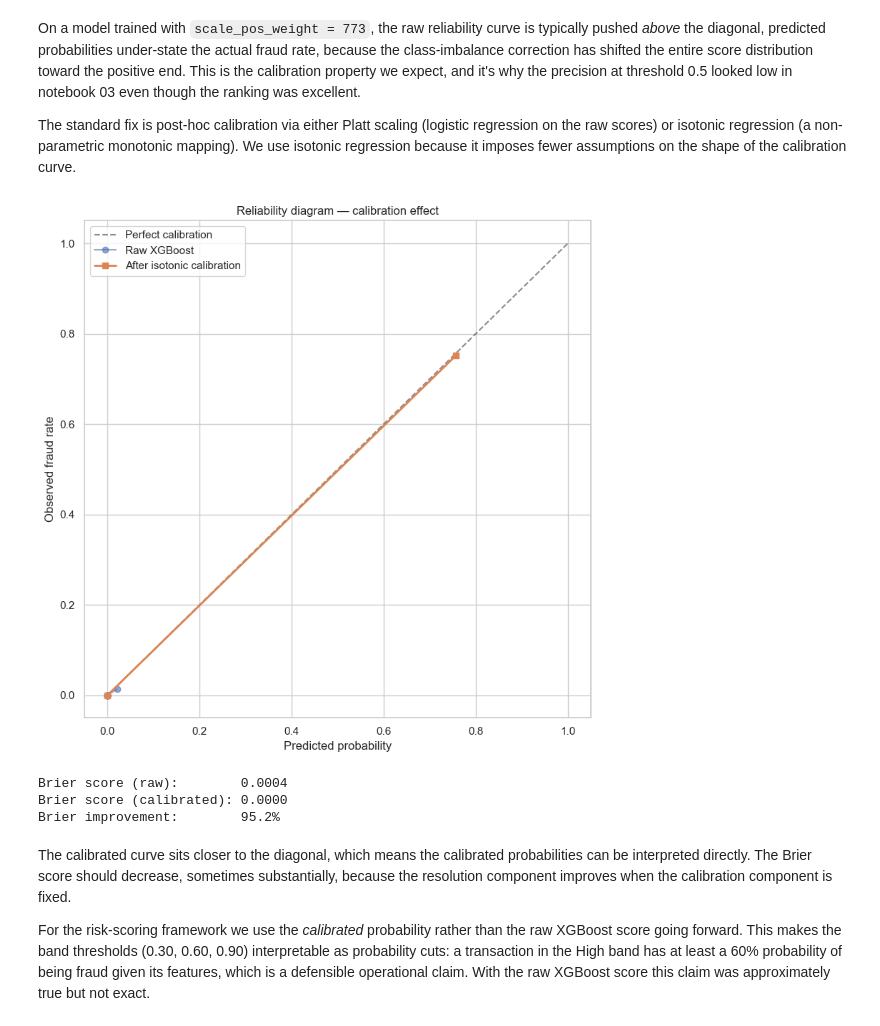
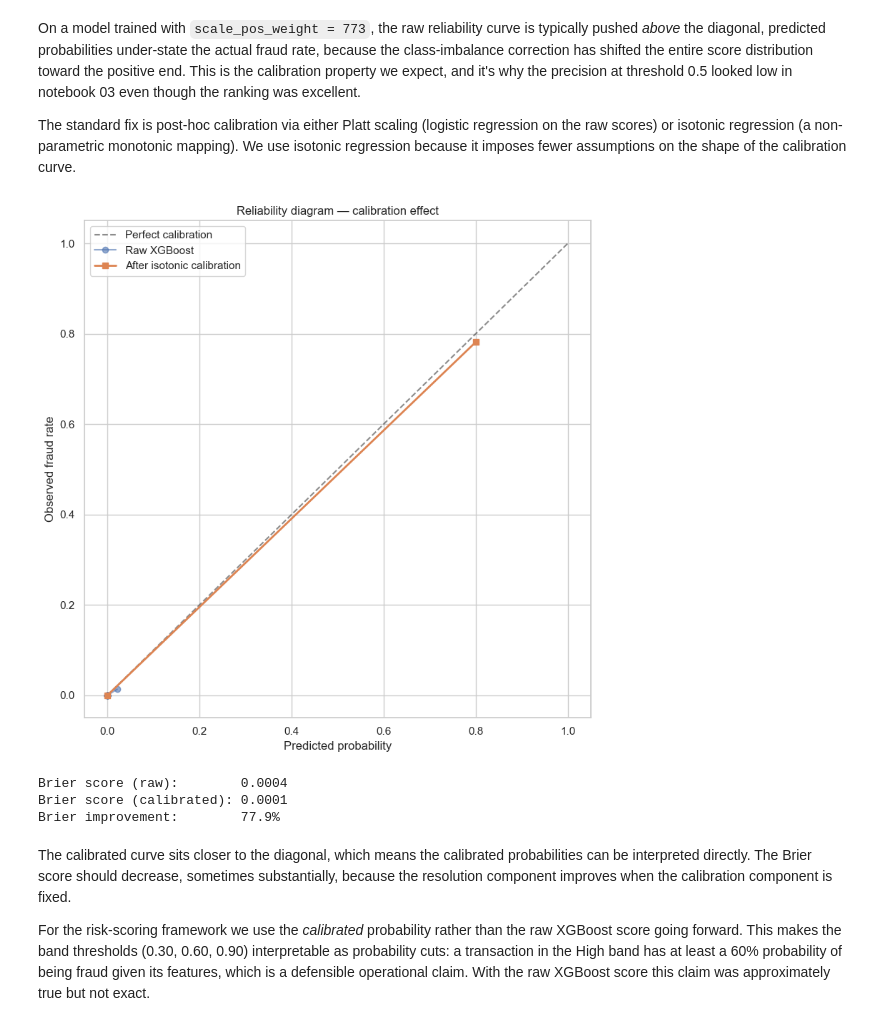
Before and after one commit to MarcLVR/financial-fraud-anomaly-detection, a Jupyter notebook: notebooks/05_risk_scoring_and _explainability.ipynb, the cells around one changed output. Cells and saved outputs as stored; diff of their text form; code cells hidden in the pictures.

```diff
--- a/notebooks/05_risk_scoring_and _explainability.ipynb
+++ b/notebooks/05_risk_scoring_and _explainability.ipynb
@@ -120,59 +159,51 @@ On a model trained with `scale_pos_weight = 773`, the raw reliability curve is t
 
 The standard fix is post-hoc calibration via either Platt scaling (logistic regression on the raw scores) or isotonic regression (a non-parametric monotonic mapping). We use isotonic regression because it imposes fewer assumptions on the shape of the calibration curve.
 # %%
-# CalibratedClassifierCV refits the model on cross-validation folds and
-# applies isotonic regression to the held-out probabilities, giving an
-# unbiased calibration mapping. cv=5 is the conventional choice. Note
-# that this fits a fresh classifier internally, so we pass the same
-# hyperparameters and let it cross-validate.
+# Score the held-out calibration set with the refitted base model. These
+# predictions are out-of-sample because X_calib was excluded from the .fit()
+# call above.
+xgb_score_calib = xgb_model.predict_proba(X_calib)[:, 1]
 
-# Use a small held-out slice of training data for calibration to keep the
-# computation manageable. In production this would be done with proper
-# cross-validation on the full training set.
-calibration_size = 200_000
-calibration_idx = np.random.RandomState(RANDOM_STATE).choice(
-    X_train.index, size=calibration_size, replace=False,
-)
-X_calib = X_train.loc[calibration_idx]
-y_calib = y_train.loc[calibration_idx]
+# Fit IsotonicRegression on the out-of-sample (score, label) pairs and apply
+# the resulting monotonic mapping to the test scores. The direct
+# IsotonicRegression approach is preferred over CalibratedClassifierCV
+# wrapped around the loaded model: the wrapper would clone the classifier,
+# refit each clone on 4/5 of the calibration set, and average those weaker
+# clones at predict time, discarding the full-training-set model in favour
+# of an ensemble trained on ~160k rows each. out_of_bounds="clip" handles
+# test scores that fall outside the calibration score range.
+calibrator = IsotonicRegression(out_of_bounds="clip")
+calibrator.fit(xgb_score_calib, y_calib)
 
-# Wrap the already-trained xgb_model and apply isotonic calibration on
-# top, using held-out scores to fit the monotonic mapping.
-from sklearn.calibration import CalibratedClassifierCV
-calibrator = CalibratedClassifierCV(
-    estimator=xgb_model, method="isotonic", cv=5,
-)
-calibrator.fit(X_calib, y_calib)
-
-xgb_score_calibrated = calibrator.predict_proba(X_test)[:, 1]
+xgb_score_calibrated = calibrator.predict(xgb_score)
 
 prob_true_cal, prob_pred_cal = calibration_curve(
     y_test, xgb_score_calibrated, n_bins=10, strategy="quantile",
 )
 
 fig, ax = plt.subplots(figsize=(8, 8))
 ax.plot([0, 1], [0, 1], "k--", alpha=0.5, label="Perfect calibration")
 ax.plot(prob_pred_raw, prob_true_raw, marker="o",
         label="Raw XGBoost", alpha=0.6)
 ax.plot(prob_pred_cal, prob_true_cal, marker="s",
         label="After isotonic calibration", linewidth=2)
 ax.set(title="Reliability diagram — calibration effect",
        xlabel="Predicted probability",
        ylabel="Observed fraud rate")
 ax.legend()
 plt.tight_layout()
 plt.savefig(FIGURES_DIR / "calibration_compared.png", dpi=150)
 plt.show()
 
 brier_cal = brier_score_loss(y_test, xgb_score_calibrated)
 print(f"Brier score (raw):        {brier_raw:.4f}")
 print(f"Brier score (calibrated): {brier_cal:.4f}")
 print(f"Brier improvement:        {(brier_raw - brier_cal) / brier_raw:.1%}")
 # %% [output]
-[figure, old version]
+[figure, new version]
 Brier score (raw):        0.0004
-Brier score (calibrated): 0.0000
-Brier improvement:        95.2%
+Brier score (calibrated): 0.0001
+Brier improvement:        77.9%
 # %% [markdown]
 The calibrated curve sits closer to the diagonal, which means the calibrated probabilities can be interpreted directly. The Brier score should decrease, sometimes substantially, because the resolution component improves when the calibration component is fixed.
 
```
Also changed, not shown: parts of 12 cells of this notebook.
